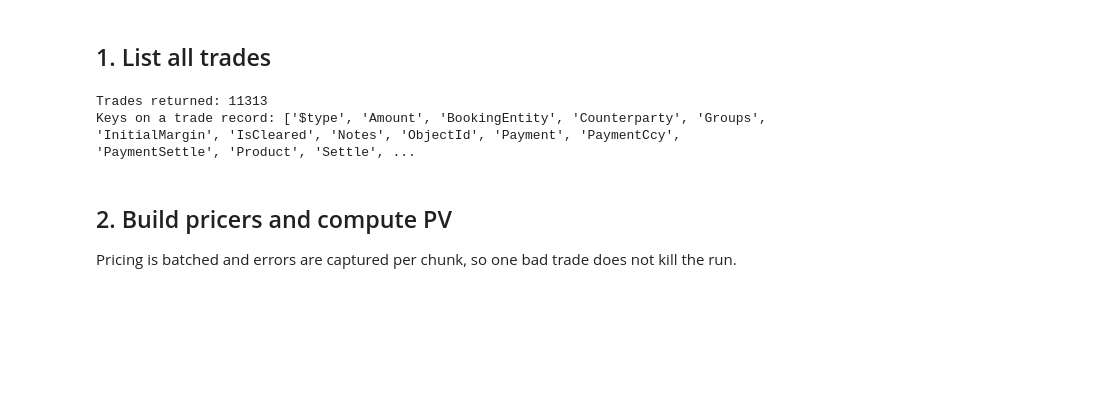
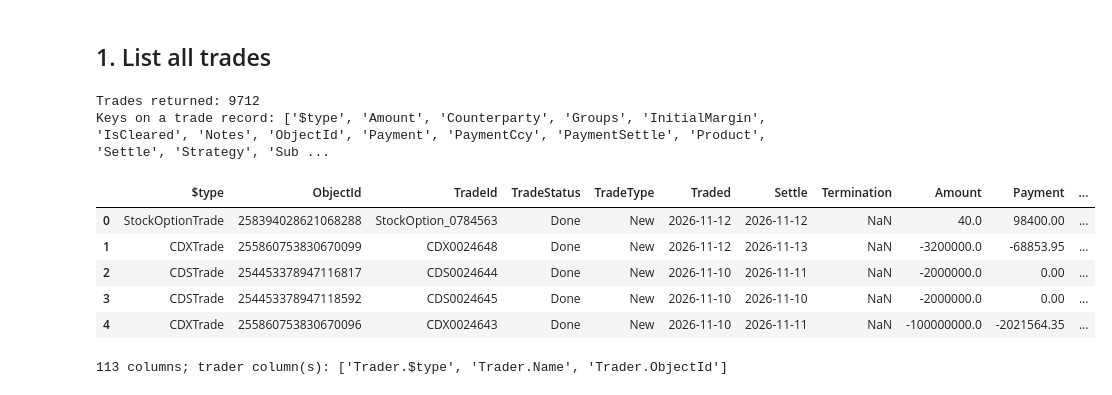
Before and after one commit to mmoorejmm17/live_risk, a Jupyter notebook: liverisk_testing.ipynb, the cells around one changed output. Saved outputs shown, nothing was run; the diff lists cells and outputs as text; code cells hidden in the pictures; blank space fills up the shorter version.

```diff
--- a/liverisk_testing.ipynb
+++ b/liverisk_testing.ipynb
@@ -21,13 +21,19 @@ os.environ["Q_LOCAL_INSTALL"] = "True"
 
 requests.packages.urllib3.disable_warnings()   # unverified HTTPS cert
 
-AS_OF = '2026-09-29'      # pricing date
+AS_OF = '2026-11-12'      # pricing date
 CALC_ENV = 'Official'
-MAX_TRADES = 100000       # data_query silently truncates at this many rows (default is 500)
+MAX_TRADES = 100_000       # data_query silently truncates at this many rows (default is 500)
 # %% [markdown]
 ## 1. List all trades
 # %%
-all_trades = Connect.data_query("FROM Trade b", max_results=MAX_TRADES, verify_https_cert=False)
+# Only Abhishek Bhutra's trades. He appears in the DB under several Trader.Name values
+# (AB = Abhishek, AC = Aman Chind is excluded).
+TRADERS = ['abhutra', 'AB', 'Abhishek Bhutra']
+trader_list = ', '.join(f"'{t}'" for t in TRADERS)
+
+all_trades = Connect.data_query(f"FROM Trade b WHERE b.Trader.Name IN ({trader_list})",
+                                max_results=MAX_TRADES, verify_https_cert=False)
 print('Trades returned:', len(all_trades))
 if len(all_trades) >= MAX_TRADES:
     print('WARNING: hit MAX_TRADES, results are probably truncated; raise it.')
@@ -35,29 +41,46 @@ if len(all_trades) >= MAX_TRADES:
 trade_ids = [t['TradeId'] for t in all_trades]
 print('Keys on a trade record:', sorted(all_trades[0].keys()) if all_trades else None)
 # %% [output]
-Trades returned: 11313
-Keys on a trade record: ['$type', 'Amount', 'BookingEntity', 'Counterparty', 'Groups', 'InitialMargin', 'IsCleared', 'Notes', 'ObjectId', 'Payment', 'PaymentCcy', 'PaymentSettle', 'Product', 'Settle', ...
+Trades returned: 9712
+Keys on a trade record: ['$type', 'Amount', 'Counterparty', 'Groups', 'InitialMargin', 'IsCleared', 'Notes', 'ObjectId', 'Payment', 'PaymentCcy', 'PaymentSettle', 'Product', 'Settle', 'Strategy', 'Sub ...
 # %%
 # Flat static view of the trades (top-level scalar fields only)
 trades_static = pd.json_normalize(all_trades, max_level=1)
 
 
 def flatten_tags(df, col, prefix):
     """Turn a column of [{'Name':..., 'Value':...}, ...] into one column per tag name."""
     def to_dict(tags):
         if not isinstance(tags, list):
             return {}
         return {f"{prefix}{t['Name']}": t.get('Value') for t in tags if isinstance(t, dict) and 'Name' in t}
     wide = pd.DataFrame([to_dict(t) for t in df[col]], index=df.index)
     return pd.concat([df.drop(columns=col), wide], axis=1)
 
 
 for col, prefix in [('Tags', 'Tag.'), ('Product.Tags', 'Product.Tag.')]:
     if col in trades_static:
         trades_static = flatten_tags(trades_static, col, prefix)
 
-display(trades_static.head(20))
+# Most recent trades first (parse to datetime for sorting; unparseable/missing dates go last)
+if 'Traded' in trades_static:
+    trades_static = (trades_static
+                     .sort_values('Traded', ascending=False, na_position='last',
+                                  key=lambda s: pd.to_datetime(s, errors='coerce', utc=True))
+                     .reset_index(drop=True))
+
+# Show every column (no "..." in the middle) and don't truncate cell text
+with pd.option_context('display.max_columns', None, 'display.max_colwidth', None,
+                       'display.width', None):
+    display(trades_static.head(5))
+print(f'{trades_static.shape[1]} columns; trader column(s):',
+      [c for c in trades_static.columns if 'trader' in c.lower()])
 trades_static.to_csv('all_trades_static.csv', index=False)
+# %% [output]
+|  | $type | ObjectId | TradeId | TradeStatus | TradeType | Traded | Settle | Termination | Amount | Payment | ... |
+| 0 | StockOptionTrade | 258394028621068288 | StockOption_0784563 | Done | New | 2026-11-12 | 2026-11-12 | NaN | 40.0 | 98400.00 | ... |
+| 1 | CDXTrade | 255860753830670099 | CDX0024648 | Done | New | 2026-11-12 | 2026-11-13 | NaN | -3200000.0 | -68853.95 | ... |
+| 2 | CDSTrade | 254453378947116817 | CDS0024644 | Done | New | 2026-11-10 | 2026-11-11 | NaN | -2000000.0 | 0.00 | ... |
+| 3 | CDSTrade | 254453378947118592 | CDS0024645 | Done | New | 2026-11-10 | 2026-11-10 | NaN | -2000000.0 | 0.00 | ... |
+| 4 | CDXTrade | 255860753830670096 | CDX0024643 | Done | New | 2026-11-10 | 2026-11-11 | NaN | -100000000.0 | -2021564.35 | ... |
+113 columns; trader column(s): ['Trader.$type', 'Trader.Name', 'Trader.ObjectId']
-# %% [markdown]
-## 2. Build pricers and compute PV
-Pricing is batched and errors are captured per chunk, so one bad trade does not kill the run.
```
Also changed, not shown: parts of 5 cells of this notebook, 5 other files.
